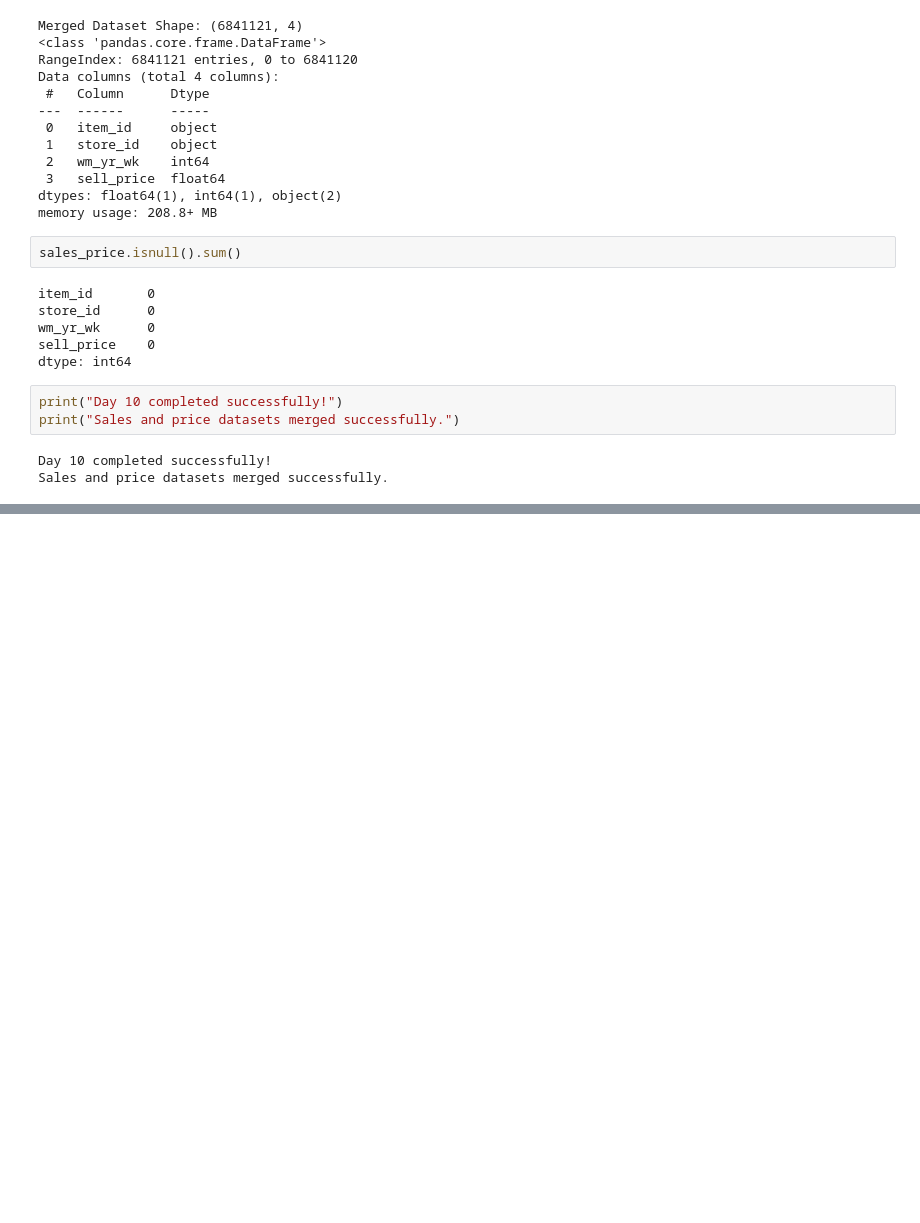
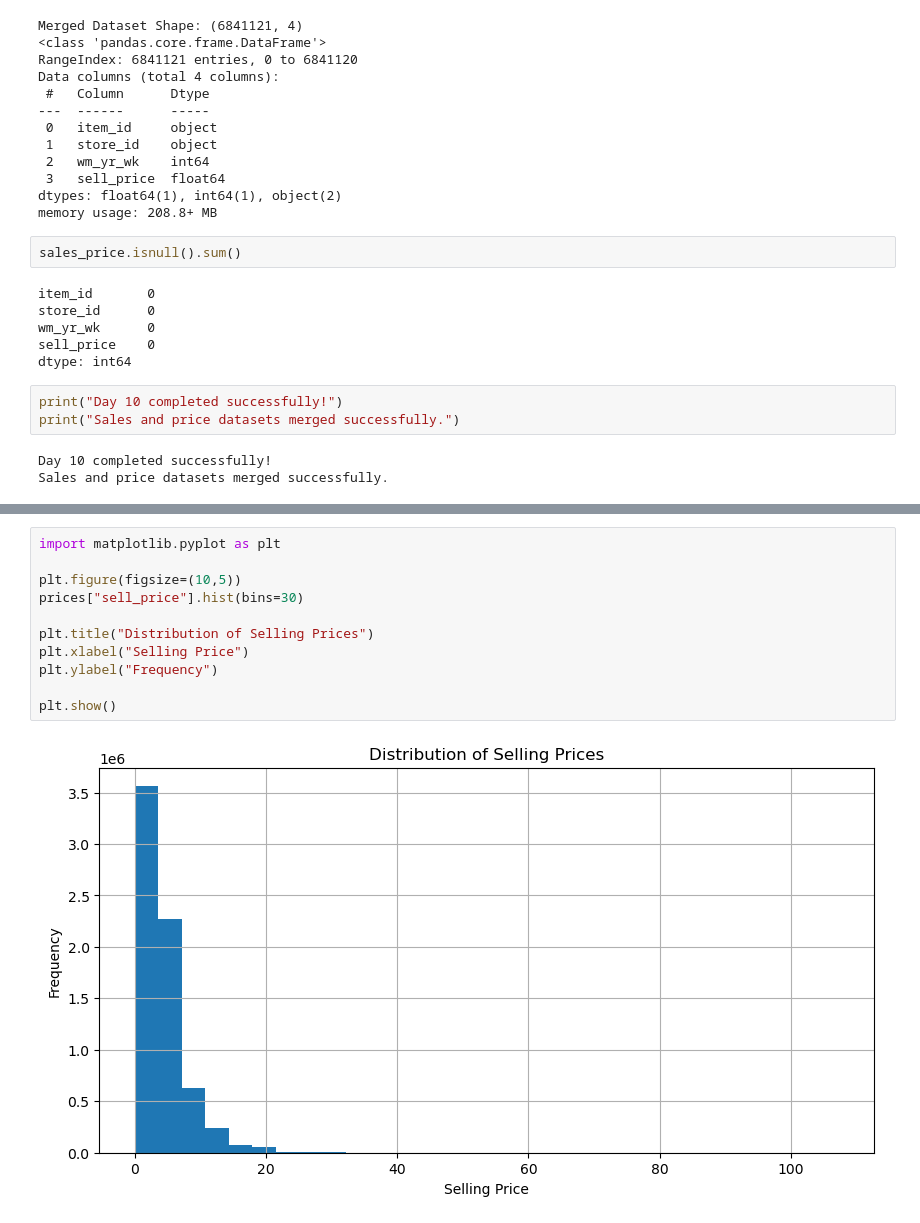
Before and after one commit to PoojaManjunath17/Retail-Demand-Forecasting, a Jupyter notebook: notebooks/Week1_Day1-Copy1.ipynb, the cells around one changed output, grey strips where cells are left out. Saved outputs shown, nothing was run; the diff lists cells and outputs as text; blank space fills up the shorter version.

Commit message:
Week 2 Day 11 - Performed selling price analysis

```diff
--- a/notebooks/Week1_Day1-Copy1.ipynb
+++ b/notebooks/Week1_Day1-Copy1.ipynb
@@ -952,0 +969,13 @@ Sales and price datasets merged successfully.
+# %%
+import matplotlib.pyplot as plt
+
+plt.figure(figsize=(10,5))
+prices["sell_price"].hist(bins=30)
+
+plt.title("Distribution of Selling Prices")
+plt.xlabel("Selling Price")
+plt.ylabel("Frequency")
+
+plt.show()
+# %% [output]
+[figure, added]
```
Also changed, not shown: parts of 4 cells of this notebook.
